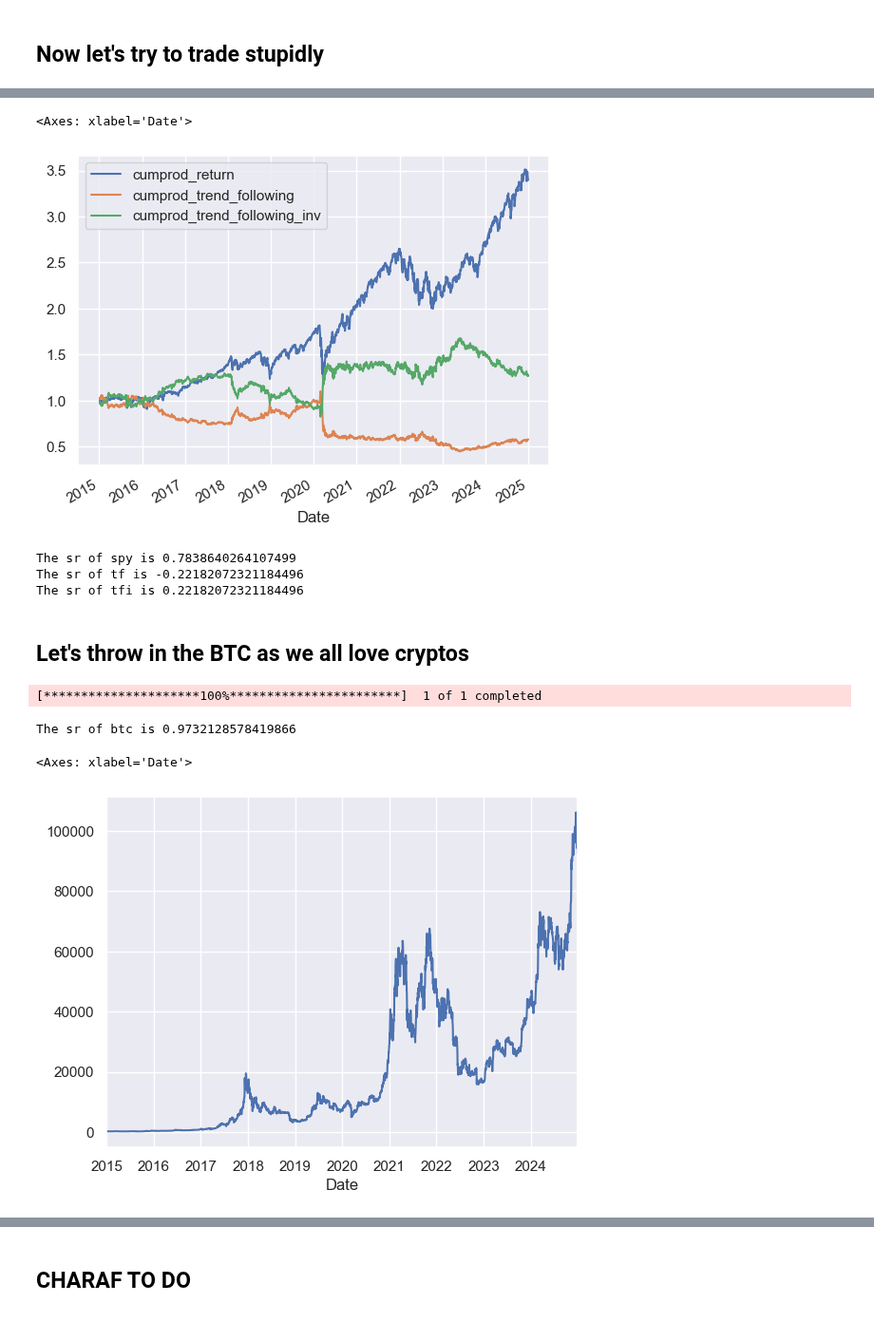
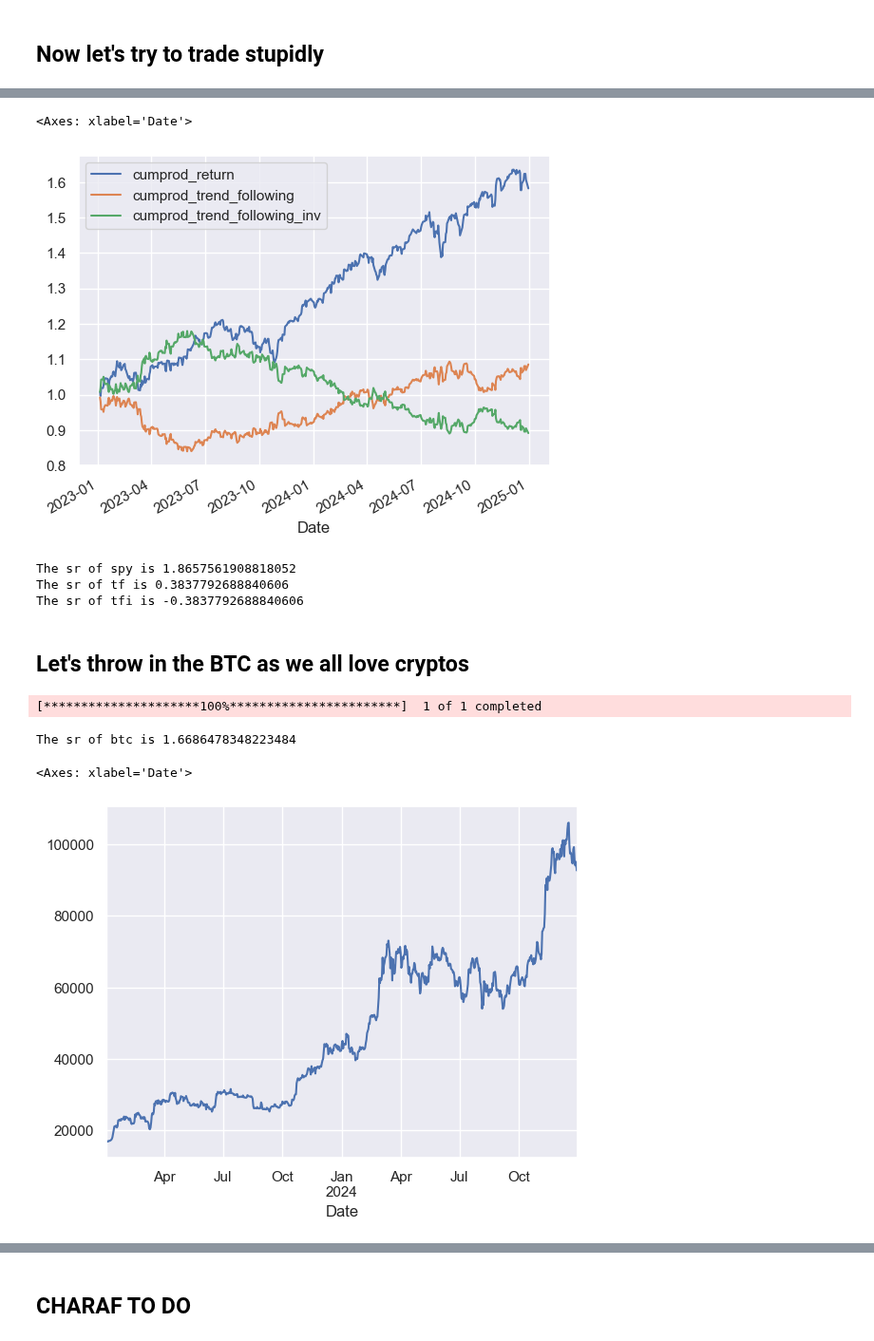
Before and after one commit to arthurdhonneur7/TFA-2025-2026, a Jupyter notebook: lectures/lecture_1/lecture_1.ipynb, the cells around one changed output, grey strips where cells are left out. Shown at 95% size. Saved outputs shown, nothing was run; the diff lists cells and outputs as text; code cells hidden in the pictures.

```diff
--- a/lectures/lecture_1/lecture_1.ipynb
+++ b/lectures/lecture_1/lecture_1.ipynb
@@ -15,7 +21,7 @@ import matplotlib.pyplot as plt
 
 sns.set_theme()
 
-START_DATE = "2021-01-01"
+START_DATE = "2023-01-01"
 END_DATE = "2025-01-01"
 
 # Download daily price data for SPY
@@ -316,7 +330,7 @@ spy['cumprod_trend_following'].plot(legend=True)
 spy['cumprod_trend_following_inv'].plot(legend=True)
 # %% [output]
 <Axes: xlabel='Date'>
-[figure, old version]
+[figure, new version]
 # %%
 mu_spy = spy['returns'].mean()
 std_spy = spy['returns'].std()
@@ -335,26 +349,27 @@ print(f'The sr of spy is {np.sqrt(252)*sr_spy}')
 print(f'The sr of tf is {np.sqrt(252)*sr_tf}')
 print(f'The sr of tfi is {np.sqrt(252)*sr_tfi}')
 # %% [output]
-The sr of spy is 0.7838640264107499
-The sr of tf is -0.22182072321184496
-The sr of tfi is 0.22182072321184496
+The sr of spy is 1.8657561908818052
+The sr of tf is 0.3837792688840606
+The sr of tfi is -0.3837792688840606
 # %% [markdown]
 ## Let's throw in the BTC as we all love cryptos
 # %%
 btc = yf.download("BTC-USD", start=START_DATE, end=END_DATE, auto_adjust=True)
 
 btc.columns = new_columns
 btc.loc[:, 'returns'] = btc['close'].pct_change()
+btc = btc.dropna()
 
 mu_btc = btc['returns'].mean()
 std_btc = btc['returns'].std()
 sr_btc = np.sqrt(252)*mu_btc / std_btc
 
 print(f'The sr of btc is {sr_btc}')
 
 btc['close'].plot()
 # %% [output]
 [*********************100%***********************]  1 of 1 completed
-The sr of btc is 0.9732128578419866
+The sr of btc is 1.6686478348223484
 <Axes: xlabel='Date'>
-[figure, old version]
+[figure, new version]
```
Also changed, not shown: parts of 26 cells of this notebook.
